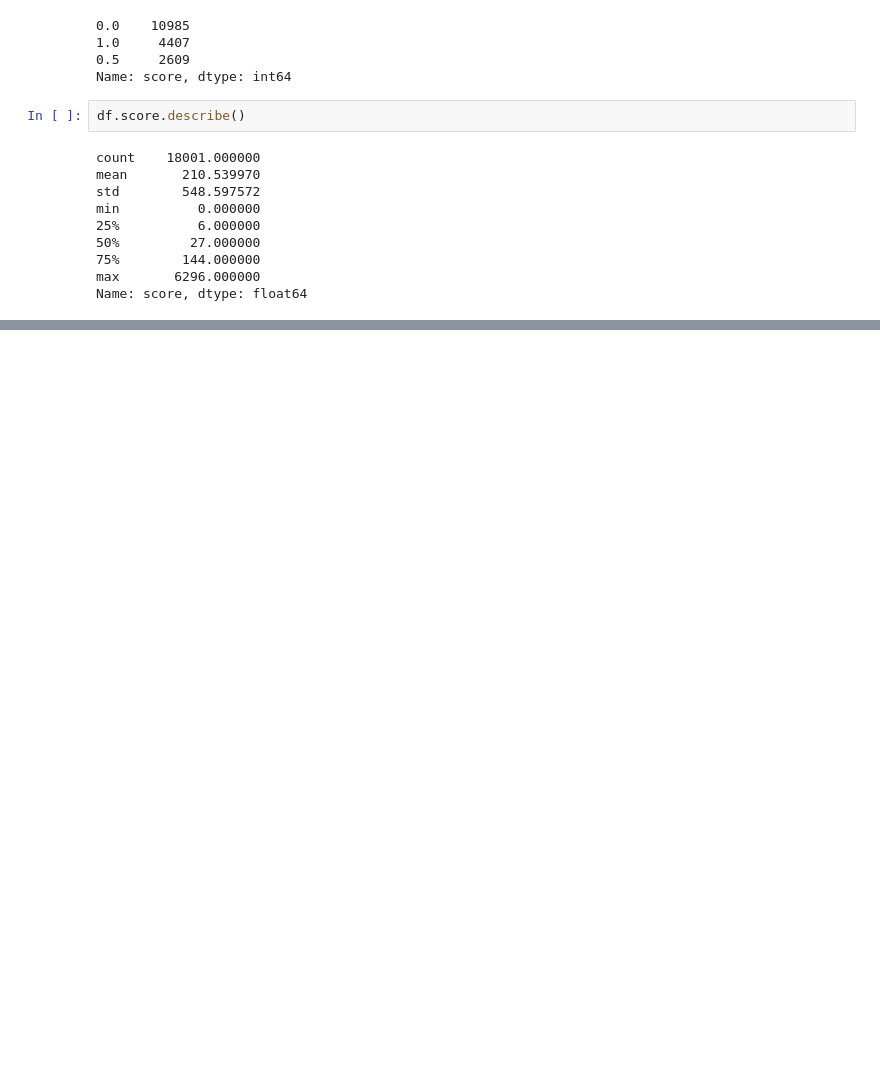
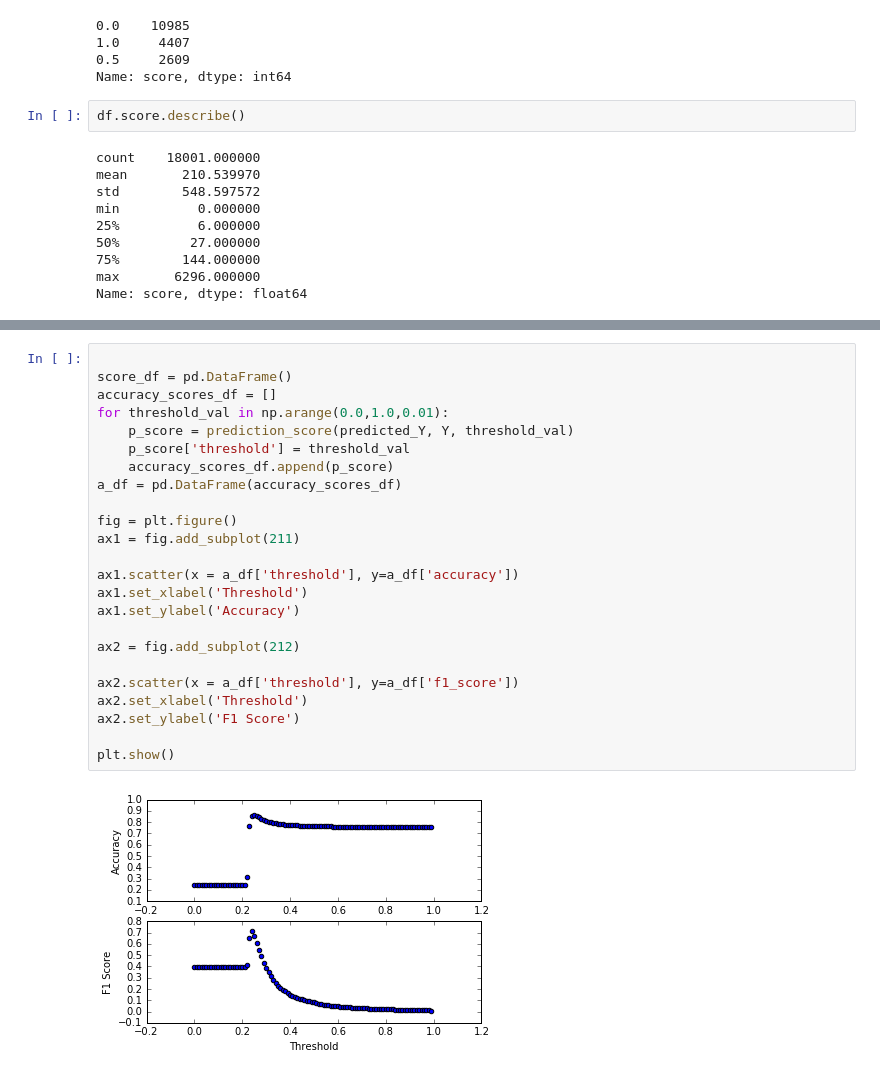
Before and after one commit to blin17/reddit_nba_predictor, a Jupyter notebook: Reddit_Analysis.ipynb, the cells around one changed output, grey strips where cells are left out. Cells and saved outputs as stored; diff of their text form; blank space fills up the shorter version.

```diff
--- a/Reddit_Analysis.ipynb
+++ b/Reddit_Analysis.ipynb
@@ -116,0 +210,26 @@ model.fit()
+# %%
+
+score_df = pd.DataFrame()
+accuracy_scores_df = []
+for threshold_val in np.arange(0.0,1.0,0.01):
+    p_score = prediction_score(predicted_Y, Y, threshold_val)
+    p_score['threshold'] = threshold_val
+    accuracy_scores_df.append(p_score)
+a_df = pd.DataFrame(accuracy_scores_df)
+
+fig = plt.figure()
+ax1 = fig.add_subplot(211)
+
+ax1.scatter(x = a_df['threshold'], y=a_df['accuracy'])
+ax1.set_xlabel('Threshold')
+ax1.set_ylabel('Accuracy')
+
+ax2 = fig.add_subplot(212)
+
+ax2.scatter(x = a_df['threshold'], y=a_df['f1_score'])
+ax2.set_xlabel('Threshold')
+ax2.set_ylabel('F1 Score')
+
+plt.show()
+# %% [output]
+[figure, added]
```
Also changed, not shown: parts of 10 cells of this notebook.
